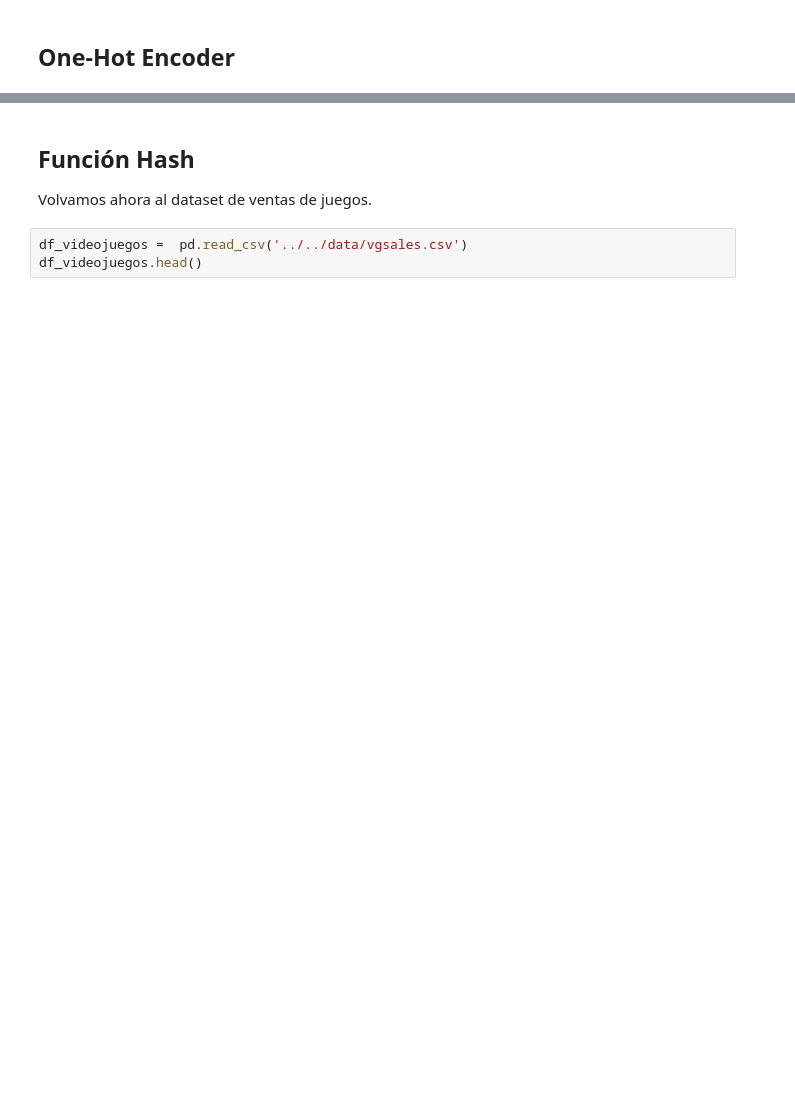
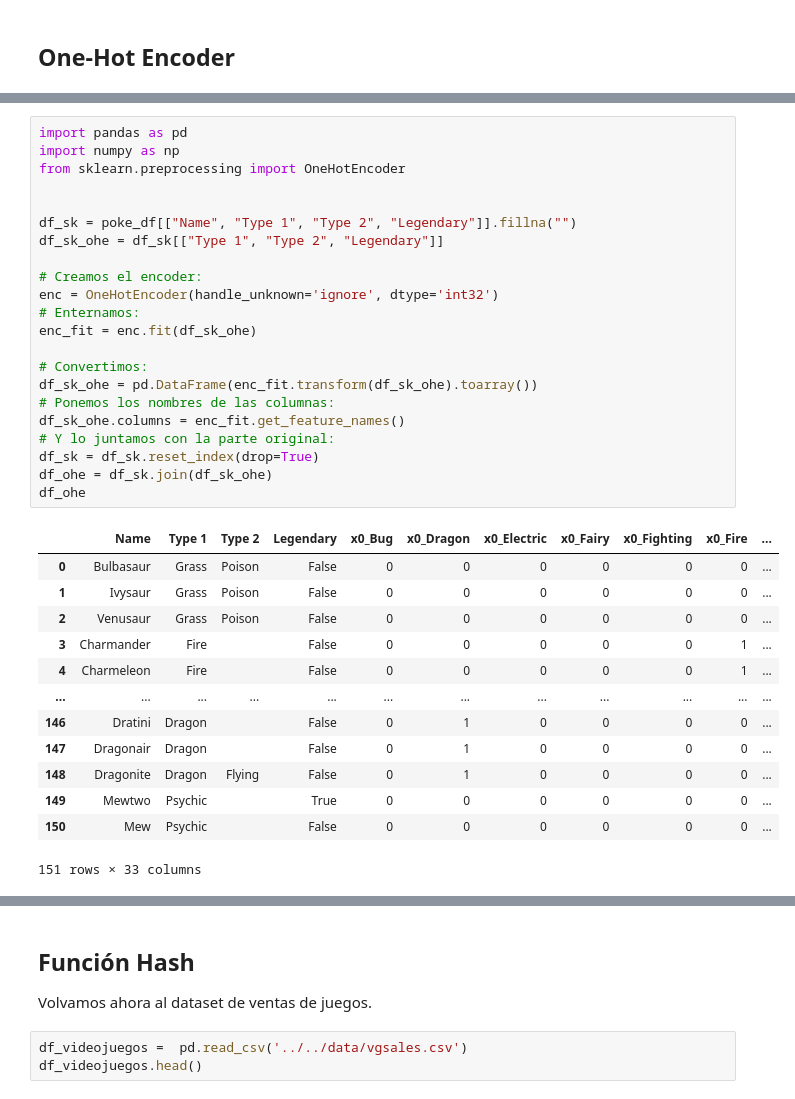
Before and after one commit to JuanDG5/DS-part-time-sep2020, a Jupyter notebook: semana_13/dia_2/2_Ejercicios_Variables_Categóricas.ipynb, the cells around one changed output, grey strips where cells are left out. Drawn from its saved outputs; the diff is of its cells as text; blank space fills up the shorter version.

```diff
--- a/semana_13/dia_2/2_Ejercicios_Variables_Categóricas.ipynb
+++ b/semana_13/dia_2/2_Ejercicios_Variables_Categóricas.ipynb
@@ -207,0 +250,36 @@ new_poke_df
+# %%
+import pandas as pd
+import numpy as np
+from sklearn.preprocessing import OneHotEncoder
+
+
+df_sk = poke_df[["Name", "Type 1", "Type 2", "Legendary"]].fillna("")
+df_sk_ohe = df_sk[["Type 1", "Type 2", "Legendary"]]
+
+# Creamos el encoder:
+enc = OneHotEncoder(handle_unknown='ignore', dtype='int32')
+# Enternamos:
+enc_fit = enc.fit(df_sk_ohe)
+
+# Convertimos:
+df_sk_ohe = pd.DataFrame(enc_fit.transform(df_sk_ohe).toarray())
+# Ponemos los nombres de las columnas:
+df_sk_ohe.columns = enc_fit.get_feature_names()
+# Y lo juntamos con la parte original:
+df_sk = df_sk.reset_index(drop=True)
+df_ohe = df_sk.join(df_sk_ohe)
+df_ohe
+# %% [output]
+|  | Name | Type 1 | Type 2 | Legendary | x0_Bug | x0_Dragon | x0_Electric | x0_Fairy | x0_Fighting | x0_Fire | ... |
+| 0 | Bulbasaur | Grass | Poison | False | 0 | 0 | 0 | 0 | 0 | 0 | ... |
+| 1 | Ivysaur | Grass | Poison | False | 0 | 0 | 0 | 0 | 0 | 0 | ... |
+| 2 | Venusaur | Grass | Poison | False | 0 | 0 | 0 | 0 | 0 | 0 | ... |
+| 3 | Charmander | Fire |  | False | 0 | 0 | 0 | 0 | 0 | 1 | ... |
+| 4 | Charmeleon | Fire |  | False | 0 | 0 | 0 | 0 | 0 | 1 | ... |
+| ... | ... | ... | ... | ... | ... | ... | ... | ... | ... | ... | ... |
+| 146 | Dratini | Dragon |  | False | 0 | 1 | 0 | 0 | 0 | 0 | ... |
+| 147 | Dragonair | Dragon |  | False | 0 | 1 | 0 | 0 | 0 | 0 | ... |
+| 148 | Dragonite | Dragon | Flying | False | 0 | 1 | 0 | 0 | 0 | 0 | ... |
+| 149 | Mewtwo | Psychic |  | True | 0 | 0 | 0 | 0 | 0 | 0 | ... |
+| 150 | Mew | Psychic |  | False | 0 | 0 | 0 | 0 | 0 | 0 | ... |
+151 rows × 33 columns
```
Also changed, not shown: parts of 32 cells of this notebook, 3 other files.
